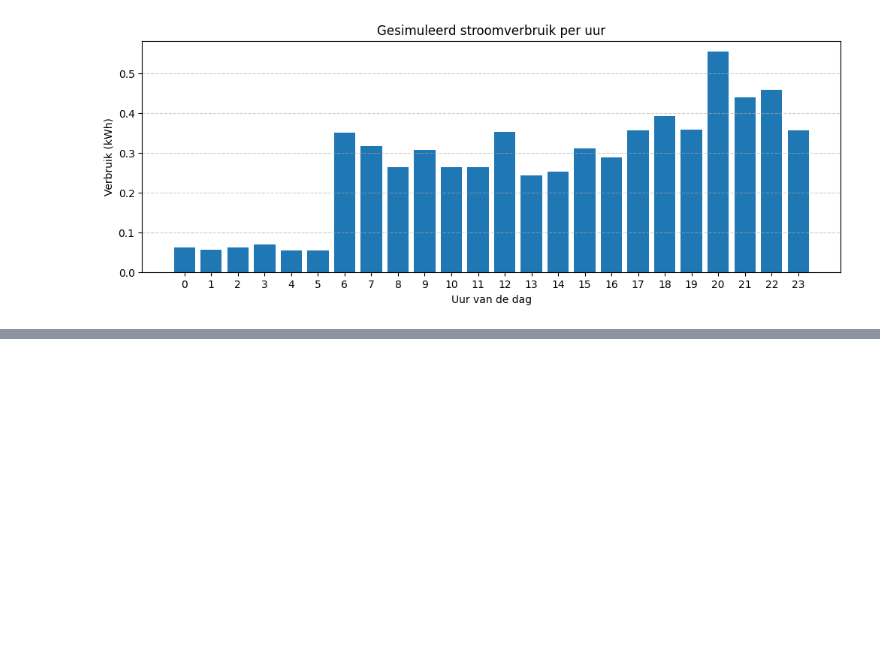
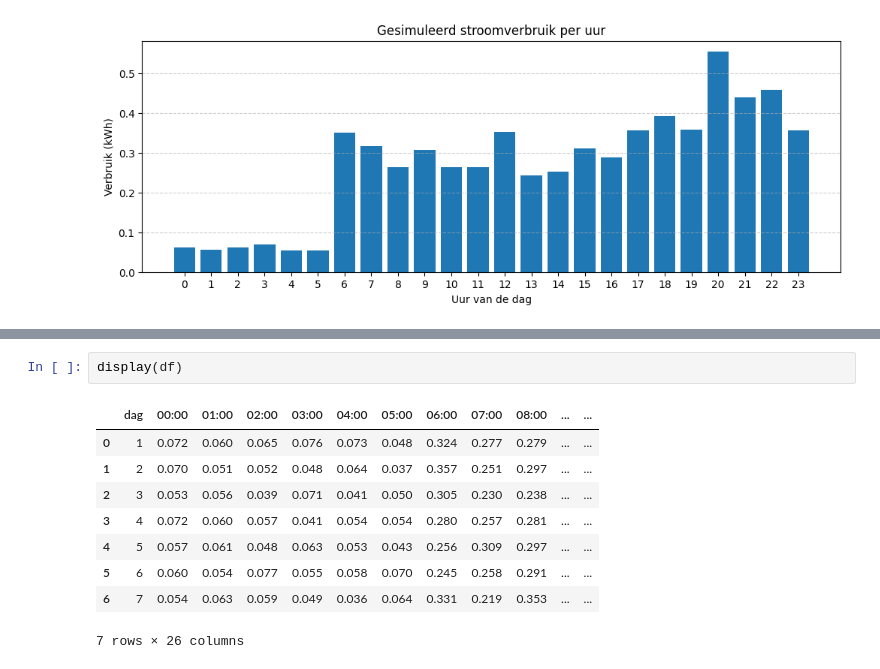
Before and after one commit to BJHeemskerk/P2P-microgrid-simulation, a Jupyter notebook: energie_consumptie_N.ipynb, the cells around one changed output, grey strips where cells are left out. Drawn from its saved outputs; the diff is of its cells as text; blank space fills up the shorter version.

```diff
--- a/energie_consumptie_N.ipynb
+++ b/energie_consumptie_N.ipynb
@@ -99,0 +165,12 @@ Totaal verbruik: 6.48 kWh
+# %%
+display(df)
+# %% [output]
+|  | dag | 00:00 | 01:00 | 02:00 | 03:00 | 04:00 | 05:00 | 06:00 | 07:00 | 08:00 | ... | ... |
+| 0 | 1 | 0.072 | 0.060 | 0.065 | 0.076 | 0.073 | 0.048 | 0.324 | 0.277 | 0.279 | ... | ... |
+| 1 | 2 | 0.070 | 0.051 | 0.052 | 0.048 | 0.064 | 0.037 | 0.357 | 0.251 | 0.297 | ... | ... |
+| 2 | 3 | 0.053 | 0.056 | 0.039 | 0.071 | 0.041 | 0.050 | 0.305 | 0.230 | 0.238 | ... | ... |
+| 3 | 4 | 0.072 | 0.060 | 0.057 | 0.041 | 0.054 | 0.054 | 0.280 | 0.257 | 0.281 | ... | ... |
+| 4 | 5 | 0.057 | 0.061 | 0.048 | 0.063 | 0.053 | 0.043 | 0.256 | 0.309 | 0.297 | ... | ... |
+| 5 | 6 | 0.060 | 0.054 | 0.077 | 0.055 | 0.058 | 0.070 | 0.245 | 0.258 | 0.291 | ... | ... |
+| 6 | 7 | 0.054 | 0.063 | 0.059 | 0.049 | 0.036 | 0.064 | 0.331 | 0.219 | 0.353 | ... | ... |
+7 rows × 26 columns
```
Also changed, not shown: parts of 3 cells of this notebook, 1 other file.
